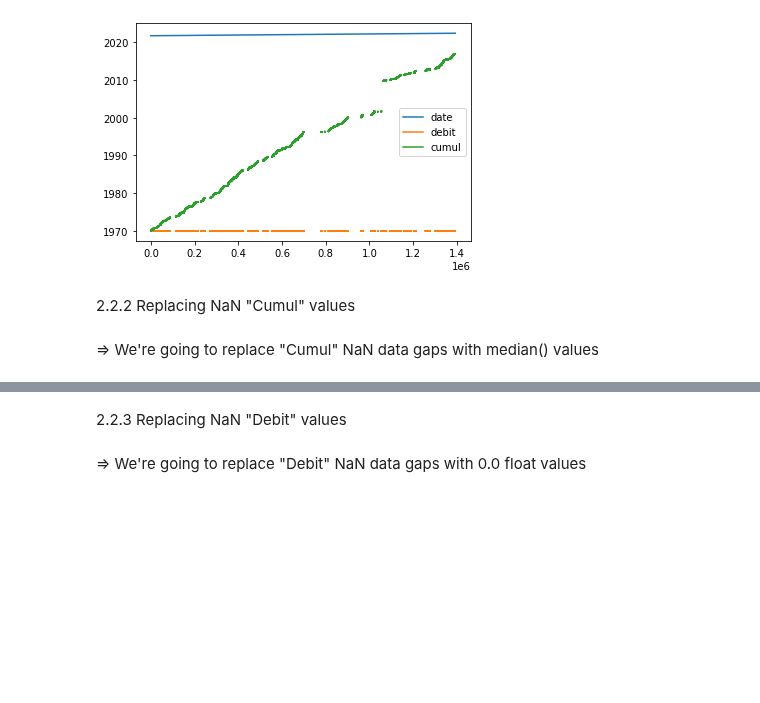
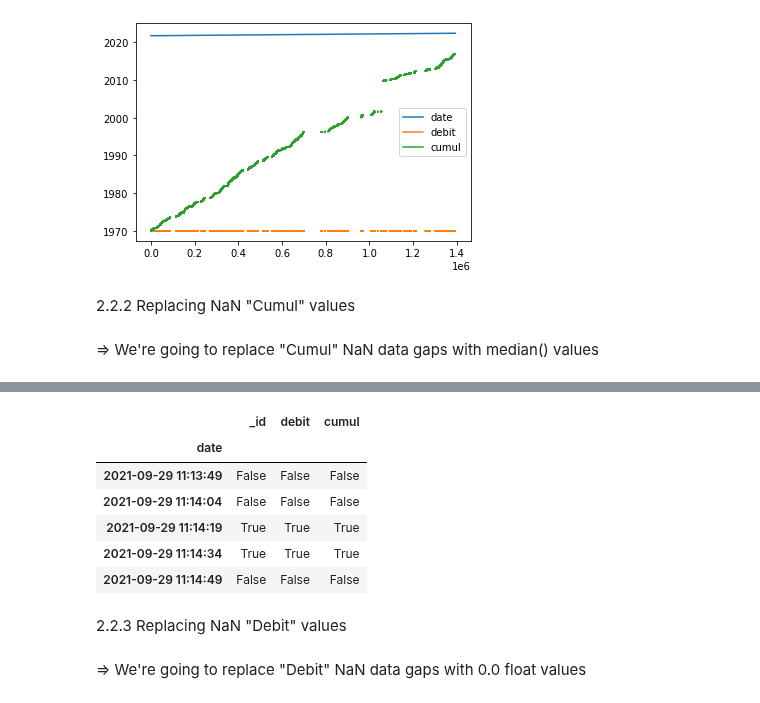
Before and after one commit to Cyrine-afk/Water-Consumption, a Jupyter notebook: Water DB.ipynb, the cells around one changed output, grey strips where cells are left out. Drawn from its saved outputs; the diff is of its cells as text; code cells hidden in the pictures; blank space fills up the shorter version.

```diff
--- a/Water DB.ipynb
+++ b/Water DB.ipynb
@@ -631,3 +640,13 @@ water_duplicates_removed.reset_index().plot()
+# %%
+water_duplicates_removed.isna().head()
+# %% [output]
+|  | _id | debit | cumul |
+| date |  |  |  |
+| 2021-09-29 11:13:49 | False | False | False |
+| 2021-09-29 11:14:04 | False | False | False |
+| 2021-09-29 11:14:19 | True | True | True |
+| 2021-09-29 11:14:34 | True | True | True |
+| 2021-09-29 11:14:49 | False | False | False |
 # %% [markdown]
 2.2.3 Replacing NaN "Debit" values
 # %% [markdown]
```
Also changed, not shown: parts of 1 cell of this notebook.
